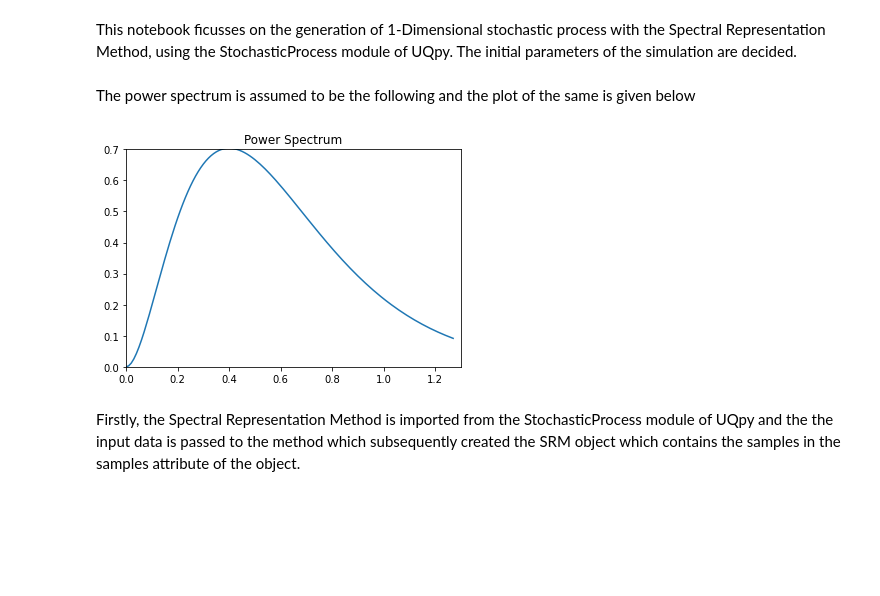
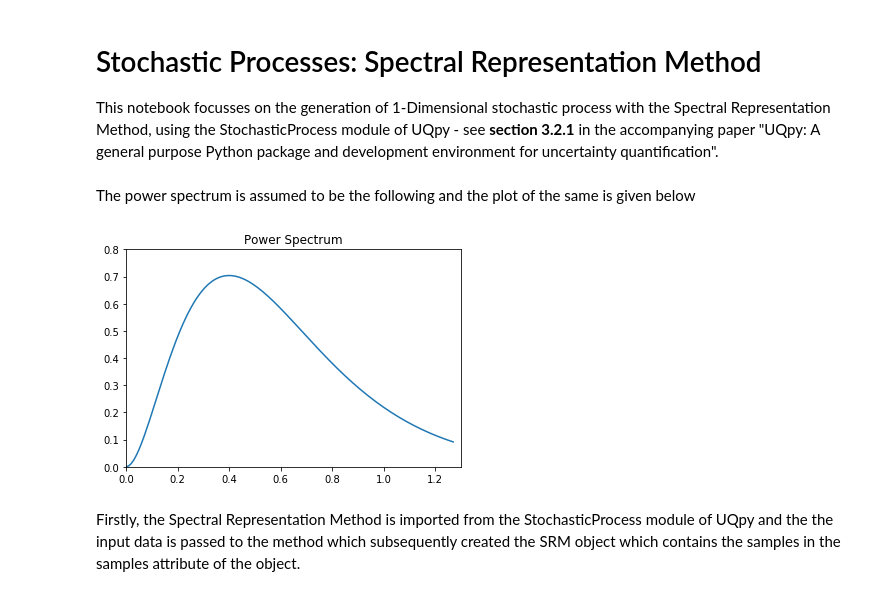
Before and after one commit to SURGroup/UQpy_paper, a Jupyter notebook: StochasticProcess/SRM.ipynb, the cells around one changed output. Saved outputs shown, nothing was run; the diff lists cells and outputs as text; code cells hidden in the pictures; blank space fills up the shorter version.

Commit message:
Modifs to stochastic processes by Audrey

```diff
--- a/StochasticProcess/SRM.ipynb
+++ b/StochasticProcess/SRM.ipynb
@@ -1,5 +1,7 @@
 # %% [markdown]
-This notebook ficusses on the generation of 1-Dimensional stochastic process with the Spectral Representation Method, using the StochasticProcess module of UQpy. The initial parameters of the simulation are decided.
+# Stochastic Processes: Spectral Representation Method
+
+This notebook focusses on the generation of 1-Dimensional stochastic process with the Spectral Representation Method, using the StochasticProcess module of UQpy - see **section 3.2.1** in the accompanying paper "UQpy: A general purpose Python package and development environment for uncertainty quantification".
 # %%
 import numpy as np
 import matplotlib.pyplot as plt
@@ -23,15 +25,15 @@ The power spectrum is assumed to be the following and the plot of the same is gi
 # %%
 # Compute the power spectral density S(w) at various points frequencies w
 S = 130 / 4 * w ** 2 * np.exp(-5 * w)
 
 fig1 = plt.figure()
 plt.plot(w, S)
 plt.title('Power Spectrum')
 plt.xlim(0, 1.3)
-plt.ylim(0, 0.7)
+plt.ylim(0, 0.8)
 plt.show()
 # %% [output]
-[figure, old version]
+[figure, new version]
 # %% [markdown]
 Firstly, the Spectral Representation Method is imported from the StochasticProcess module of UQpy and the the input data is passed to the method which subsequently created the SRM object which contains the samples in the samples attribute of the object.
 # %%
```
Also changed, not shown: parts of 3 cells of this notebook, 4 other files.
